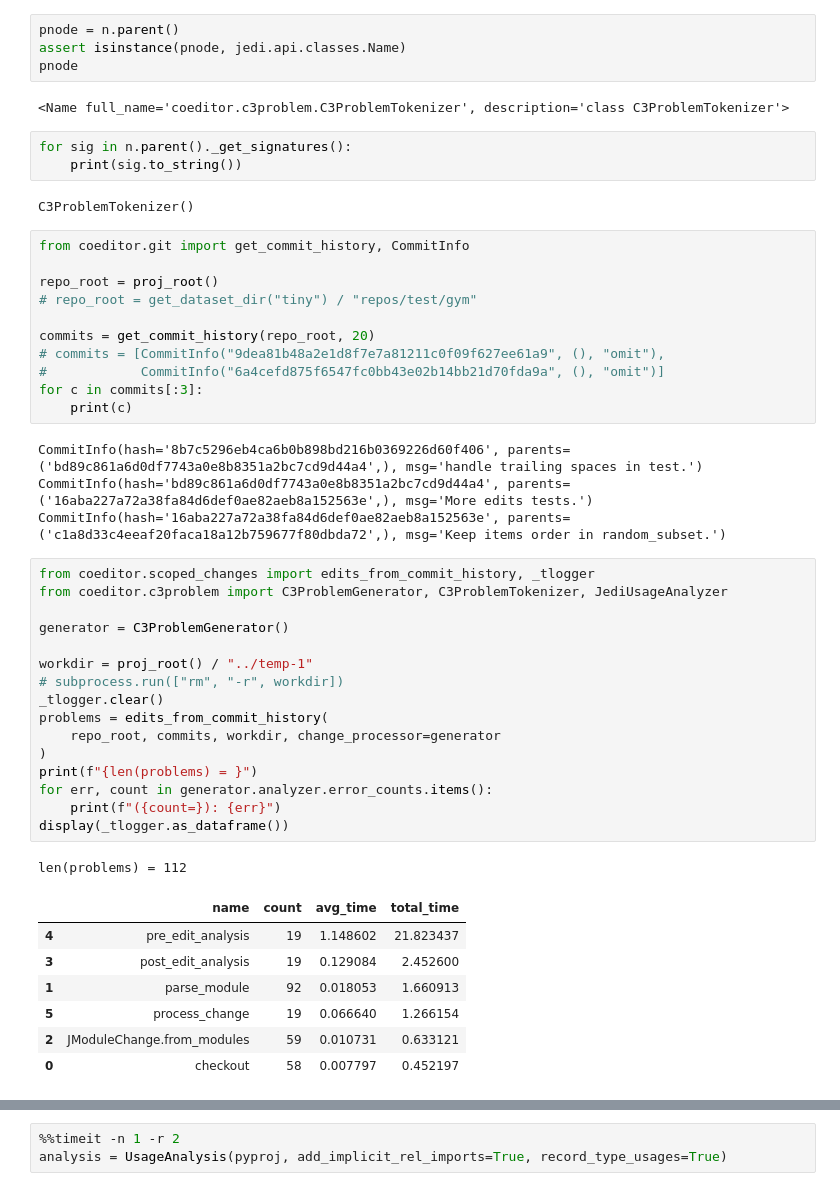
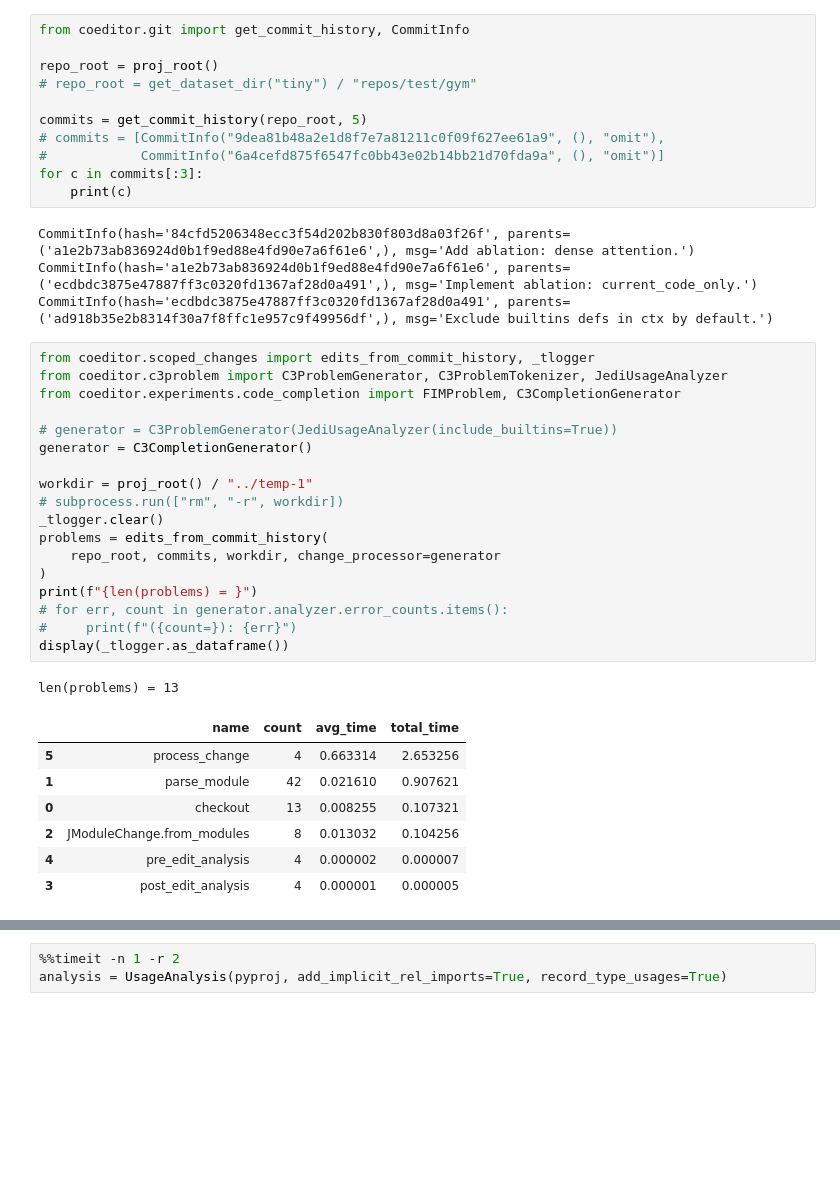
Before and after one commit to MrVPlusOne/Coeditor, a Jupyter notebook: scripts/profile_analysis.ipynb, the cells around one changed output, grey strips where cells are left out. Saved outputs shown, nothing was run; the diff lists cells and outputs as text; blank space fills up the shorter version.

```diff
--- a/scripts/profile_analysis.ipynb
+++ b/scripts/profile_analysis.ipynb
@@ -46,51 +12,42 @@ len(defs)=1
-# %%
-pnode = n.parent()
-assert isinstance(pnode, jedi.api.classes.Name)
-pnode
-# %% [output]
-<Name full_name='coeditor.c3problem.C3ProblemTokenizer', description='class C3ProblemTokenizer'>
-# %%
-for sig in n.parent()._get_signatures():
-    print(sig.to_string())
-# %% [output]
-C3ProblemTokenizer()
 # %%
 from coeditor.git import get_commit_history, CommitInfo
 
 repo_root = proj_root()
 # repo_root = get_dataset_dir("tiny") / "repos/test/gym"
 
-commits = get_commit_history(repo_root, 20)
+commits = get_commit_history(repo_root, 5)
 # commits = [CommitInfo("9dea81b48a2e1d8f7e7a81211c0f09f627ee61a9", (), "omit"),
 #            CommitInfo("6a4cefd875f6547fc0bb43e02b14bb21d70fda9a", (), "omit")]
 for c in commits[:3]:
     print(c)
 # %% [output]
-CommitInfo(hash='8b7c5296eb4ca6b0b898bd216b0369226d60f406', parents=('bd89c861a6d0df7743a0e8b8351a2bc7cd9d44a4',), msg='handle trailing spaces in test.')
-CommitInfo(hash='bd89c861a6d0df7743a0e8b8351a2bc7cd9d44a4', parents=('16aba227a72a38fa84d6def0ae82aeb8a152563e',), msg='More edits tests.')
-CommitInfo(hash='16aba227a72a38fa84d6def0ae82aeb8a152563e', parents=('c1a8d33c4eeaf20faca18a12b759677f80dbda72',), msg='Keep items order in random_subset.')
+CommitInfo(hash='84cfd5206348ecc3f54d202b830f803d8a03f26f', parents=('a1e2b73ab836924d0b1f9ed88e4fd90e7a6f61e6',), msg='Add ablation: dense attention.')
+CommitInfo(hash='a1e2b73ab836924d0b1f9ed88e4fd90e7a6f61e6', parents=('ecdbdc3875e47887ff3c0320fd1367af28d0a491',), msg='Implement ablation: current_code_only.')
+CommitInfo(hash='ecdbdc3875e47887ff3c0320fd1367af28d0a491', parents=('ad918b35e2b8314f30a7f8ffc1e957c9f49956df',), msg='Exclude builtins defs in ctx by default.')
 # %%
 from coeditor.scoped_changes import edits_from_commit_history, _tlogger
 from coeditor.c3problem import C3ProblemGenerator, C3ProblemTokenizer, JediUsageAnalyzer
+from coeditor.experiments.code_completion import FIMProblem, C3CompletionGenerator
 
-generator = C3ProblemGenerator()
+# generator = C3ProblemGenerator(JediUsageAnalyzer(include_builtins=True))
+generator = C3CompletionGenerator()
 
 workdir = proj_root() / "../temp-1"
 # subprocess.run(["rm", "-r", workdir])
 _tlogger.clear()
 problems = edits_from_commit_history(
     repo_root, commits, workdir, change_processor=generator
 )
 print(f"{len(problems) = }")
-for err, count in generator.analyzer.error_counts.items():
-    print(f"({count=}): {err}")
+# for err, count in generator.analyzer.error_counts.items():
+#     print(f"({count=}): {err}")
 display(_tlogger.as_dataframe())
 # %% [output]
-len(problems) = 112
+len(problems) = 13
 |  | name | count | avg_time | total_time |
-| 4 | pre_edit_analysis | 19 | 1.148602 | 21.823437 |
-| 3 | post_edit_analysis | 19 | 0.129084 | 2.452600 |
-| 1 | parse_module | 92 | 0.018053 | 1.660913 |
-| 5 | process_change | 19 | 0.066640 | 1.266154 |
-| 2 | JModuleChange.from_modules | 59 | 0.010731 | 0.633121 |
-| 0 | checkout | 58 | 0.007797 | 0.452197 |
+| 5 | process_change | 4 | 0.663314 | 2.653256 |
+| 1 | parse_module | 42 | 0.021610 | 0.907621 |
+| 0 | checkout | 13 | 0.008255 | 0.107321 |
+| 2 | JModuleChange.from_modules | 8 | 0.013032 | 0.104256 |
+| 4 | pre_edit_analysis | 4 | 0.000002 | 0.000007 |
+| 3 | post_edit_analysis | 4 | 0.000001 | 0.000005 |
```
Also changed, not shown: parts of 12 cells of this notebook, 6 other files.
